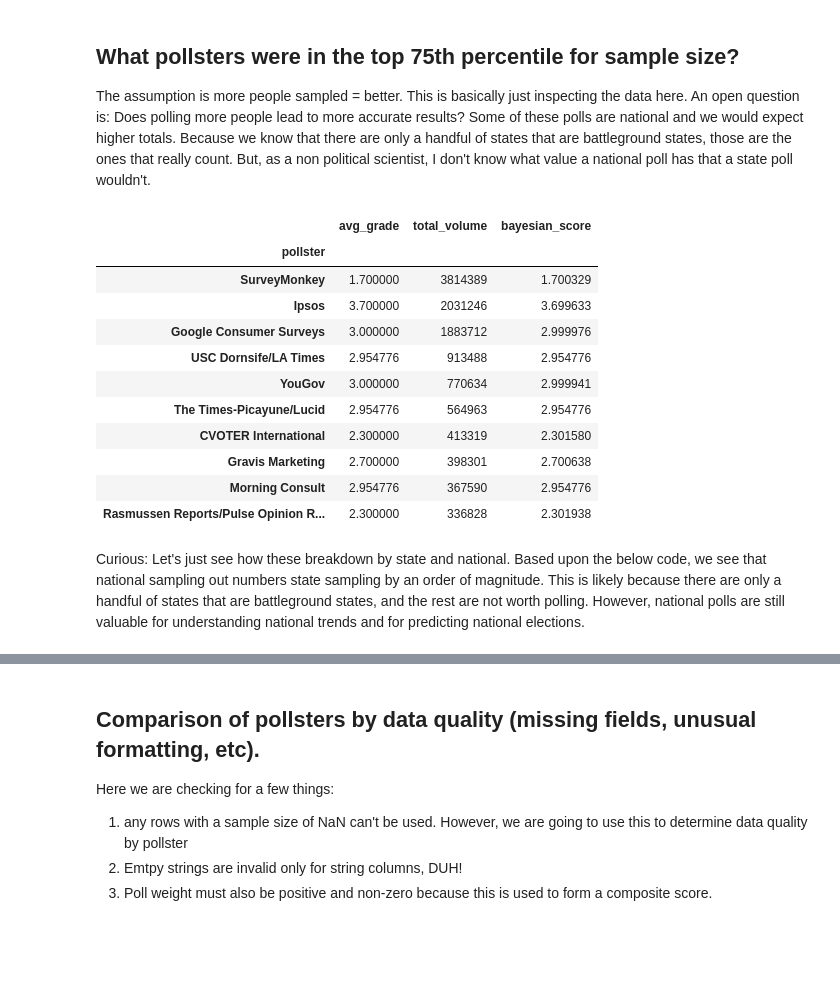
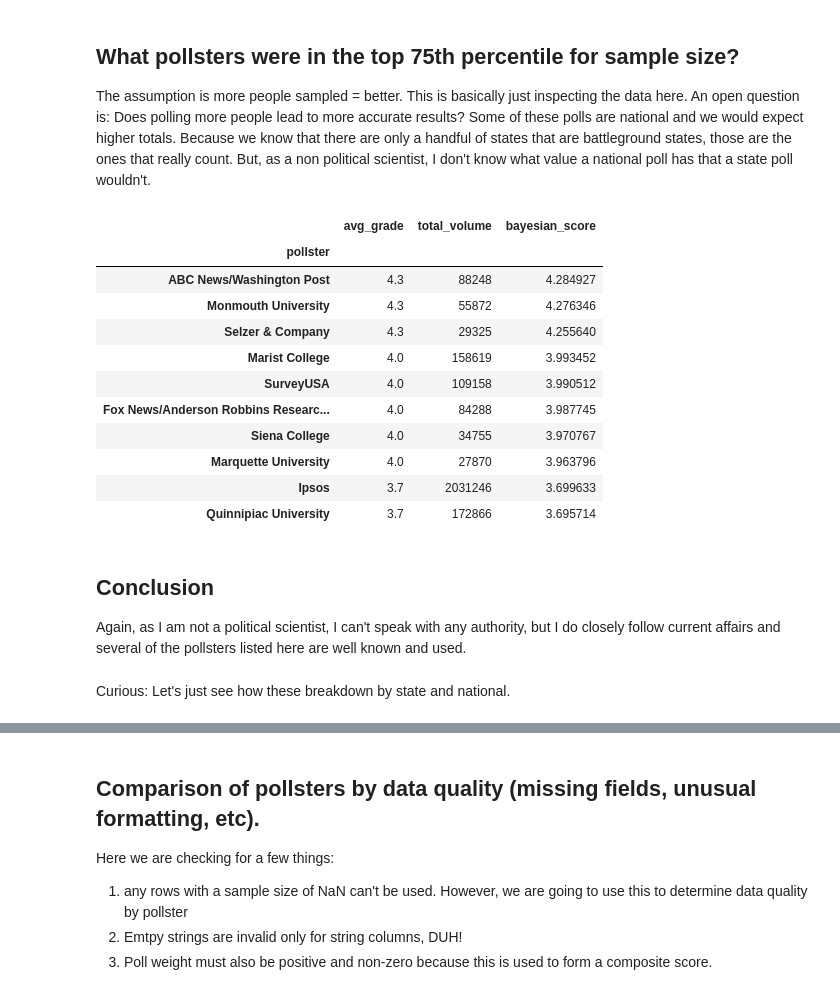
Before and after one commit to chb0github/ch12, a Jupyter notebook: christian_bongiorno_polling.ipynb, the cells around one changed output, grey strips where cells are left out. Drawn from its saved outputs; the diff is of its cells as text; code cells hidden in the pictures; blank space fills up the shorter version.

```diff
--- a/christian_bongiorno_polling.ipynb
+++ b/christian_bongiorno_polling.ipynb
@@ -217,22 +217,26 @@ pollster_stats
 The assumption is more people sampled = better. This is basically just inspecting the data here. An open question is: Does polling more people lead to more accurate results? Some of these polls are national and we would expect higher totals. Because we know that there are only a handful of states that are battleground states, those are the ones that really count. But, as a non political scientist, I don't know what value a national poll has that a state poll wouldn't.
 # %%
 seventy_fifth = pollster_stats.total_volume.quantile(.75)
-pollster_stats[pollster_stats.total_volume >= seventy_fifth].sort_values('total_volume', ascending=False).head(10)
+
+pollster_stats[pollster_stats.total_volume >= seventy_fifth].sort_values('bayesian_score', ascending=False).head(10)
 # %% [output]
 |  | avg_grade | total_volume | bayesian_score |
 | pollster |  |  |  |
-| SurveyMonkey | 1.700000 | 3814389 | 1.700329 |
-| Ipsos | 3.700000 | 2031246 | 3.699633 |
-| Google Consumer Surveys | 3.000000 | 1883712 | 2.999976 |
-| USC Dornsife/LA Times | 2.954776 | 913488 | 2.954776 |
-| YouGov | 3.000000 | 770634 | 2.999941 |
-| The Times-Picayune/Lucid | 2.954776 | 564963 | 2.954776 |
-| CVOTER International | 2.300000 | 413319 | 2.301580 |
-| Gravis Marketing | 2.700000 | 398301 | 2.700638 |
-| Morning Consult | 2.954776 | 367590 | 2.954776 |
-| Rasmussen Reports/Pulse Opinion R... | 2.300000 | 336828 | 2.301938 |
+| ABC News/Washington Post | 4.3 | 88248 | 4.284927 |
+| Monmouth University | 4.3 | 55872 | 4.276346 |
+| Selzer & Company | 4.3 | 29325 | 4.255640 |
+| Marist College | 4.0 | 158619 | 3.993452 |
+| SurveyUSA | 4.0 | 109158 | 3.990512 |
+| Fox News/Anderson Robbins Researc... | 4.0 | 84288 | 3.987745 |
+| Siena College | 4.0 | 34755 | 3.970767 |
+| Marquette University | 4.0 | 27870 | 3.963796 |
+| Ipsos | 3.7 | 2031246 | 3.699633 |
+| Quinnipiac University | 3.7 | 172866 | 3.695714 |
-# %% [markdown]
-Curious: Let's just see how these breakdown by state and national. Based upon the below code, we see that national sampling out numbers state sampling by an order of magnitude. This is likely because there are only a handful of states that are battleground states, and the rest are not worth polling. However, national polls are still valuable for understanding national trends and for predicting national elections.
+# %% [markdown]
+## Conclusion
+Again, as I am not a political scientist, I can't speak with any authority, but I do closely follow current affairs and several of the pollsters listed here are well known and used.
+# %% [markdown]
+Curious: Let's just see how these breakdown by state and national.
 # %%
 polls_by_state = polls.groupby('state').samplesize.sum().sort_values(ascending=False)
 polls_by_state
```
Also changed, not shown: parts of 14 cells of this notebook, 1 other file.
